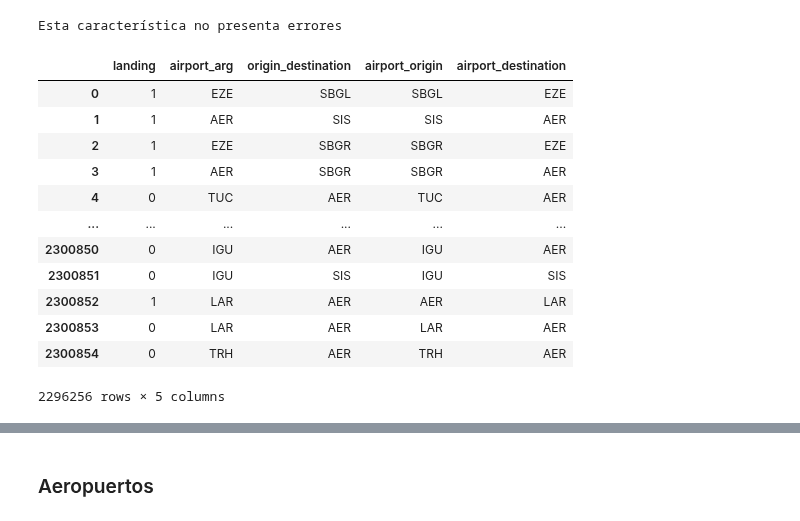
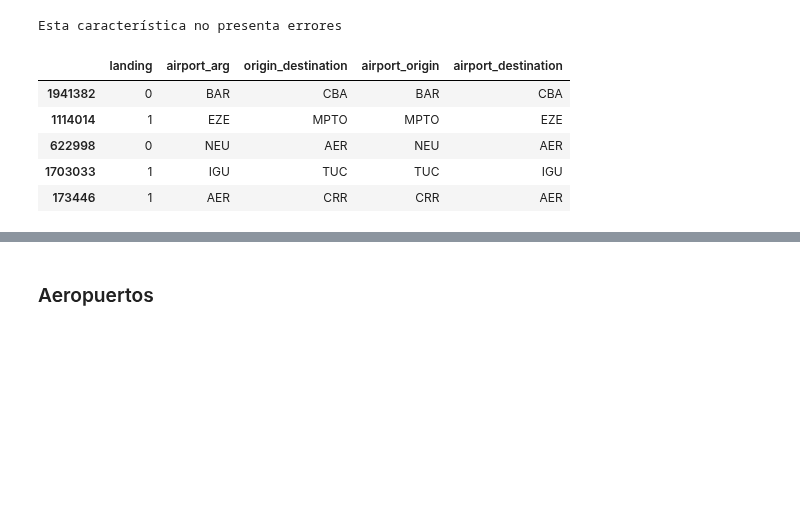
Before and after one commit to omanofx/portfolio, a Jupyter notebook: vuelos_anac/vuelos_anac_arg.ipynb, the cells around one changed output, grey strips where cells are left out. Cells and saved outputs as stored; diff of their text form; code cells hidden in the pictures; blank space fills up the shorter version.

```diff
--- a/vuelos_anac/vuelos_anac_arg.ipynb
+++ b/vuelos_anac/vuelos_anac_arg.ipynb
@@ -881,13 +881,3 @@ sorted(df_vuelos['flight_type'].unique())
  'trabajo aereo']
 # %% [markdown]
 ## Feature engineering
-# %%
-# Add a new column 'airport_arg_name'
-'''
-df_vuelos.insert(6, 'airport_arg_name', np.NaN)
-df_vuelos.insert(7, 'airport_arg_lat', np.NaN)
-df_vuelos.insert(8, 'airport_arg_lon', np.NaN)
-df_vuelos.insert(9, "localition", np.NaN)
-df_vuelos.insert(10, "local_code", np.NaN)
-df_vuelos.insert(11, "iata_code", np.NaN)
-'''
@@ -926,21 +914,14 @@ df_vuelos.loc[df_vuelos['landing'] == 0, 'airport_destination'] = df_vuelos.loc[
 df_vuelos.loc[df_vuelos['landing'] == 0, 'airport_origin'] = df_vuelos.loc[df_vuelos['landing'] == 0, 'airport_arg']
 # %%
 # Validacion
-df_vuelos[['landing', 'airport_arg', 'origin_destination', 'airport_origin', 'airport_destination']]
+df_vuelos[['landing', 'airport_arg', 'origin_destination', 'airport_origin', 'airport_destination']].sample(5)
 # %% [output]
 |  | landing | airport_arg | origin_destination | airport_origin | airport_destination |
-| 0 | 1 | EZE | SBGL | SBGL | EZE |
-| 1 | 1 | AER | SIS | SIS | AER |
-| 2 | 1 | EZE | SBGR | SBGR | EZE |
-| 3 | 1 | AER | SBGR | SBGR | AER |
-| 4 | 0 | TUC | AER | TUC | AER |
-| ... | ... | ... | ... | ... | ... |
-| 2300850 | 0 | IGU | AER | IGU | AER |
-| 2300851 | 0 | IGU | SIS | IGU | SIS |
-| 2300852 | 1 | LAR | AER | AER | LAR |
-| 2300853 | 0 | LAR | AER | LAR | AER |
-| 2300854 | 0 | TRH | AER | TRH | AER |
+| 1941382 | 0 | BAR | CBA | BAR | CBA |
+| 1114014 | 1 | EZE | MPTO | MPTO | EZE |
+| 622998 | 0 | NEU | AER | NEU | AER |
+| 1703033 | 1 | IGU | TUC | TUC | IGU |
+| 173446 | 1 | AER | CRR | CRR | AER |
-2296256 rows × 5 columns
 # %%
 df_backup = df_vuelos.copy()
 # %%
```
Also changed, not shown: parts of 25 cells of this notebook.
